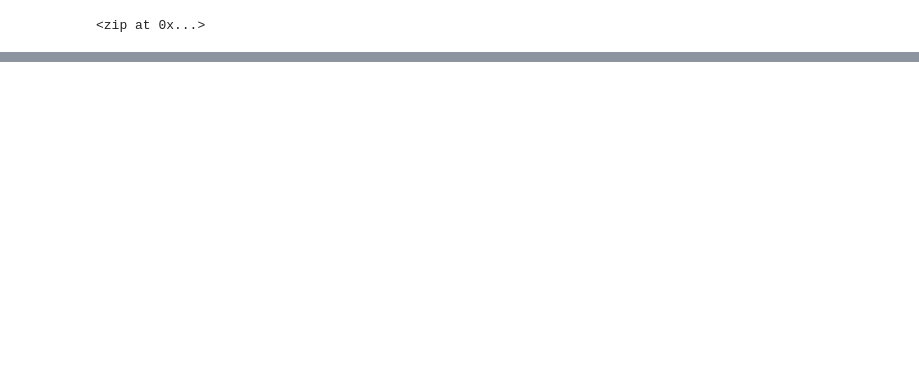
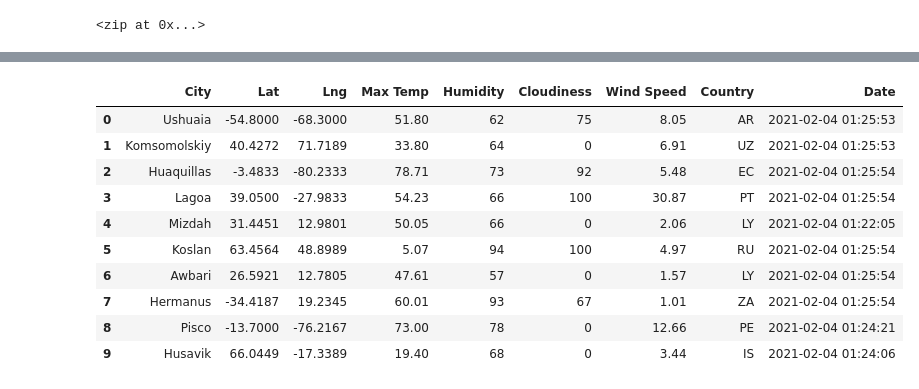
Before and after one commit to karanpreetjaggi/world_weather_analysis, a Jupyter notebook: WeatherPy.ipynb, the cells around one changed output, grey strips where cells are left out. Cells and saved outputs as stored; diff of their text form; code cells hidden in the pictures; blank space fills up the shorter version.

Commit message:
Modifying .gitignore and adding WeatherPy file

```diff
--- a/WeatherPy.ipynb
+++ b/WeatherPy.ipynb
@@ -32,0 +39,4 @@ len(cities)
+# %%
+# Starting URL for Weather Map API Call.
+url = "http://api.openweathermap.org/data/2.5/weather?units=Imperial&APPID=" + api_key
+print(url)
@@ -32,0 +134,16 @@ len(cities)
+# %%
+# Convert the array of dictionaries to a Pandas DataFrame.
+city_data_df = pd.DataFrame(city_data)
+city_data_df.head(10)
+# %% [output]
+|  | City | Lat | Lng | Max Temp | Humidity | Cloudiness | Wind Speed | Country | Date |
+| 0 | Ushuaia | -54.8000 | -68.3000 | 51.80 | 62 | 75 | 8.05 | AR | 2021-02-04 01:25:53 |
+| 1 | Komsomolskiy | 40.4272 | 71.7189 | 33.80 | 64 | 0 | 6.91 | UZ | 2021-02-04 01:25:53 |
+| 2 | Huaquillas | -3.4833 | -80.2333 | 78.71 | 73 | 92 | 5.48 | EC | 2021-02-04 01:25:54 |
+| 3 | Lagoa | 39.0500 | -27.9833 | 54.23 | 66 | 100 | 30.87 | PT | 2021-02-04 01:25:54 |
+| 4 | Mizdah | 31.4451 | 12.9801 | 50.05 | 66 | 0 | 2.06 | LY | 2021-02-04 01:22:05 |
+| 5 | Koslan | 63.4564 | 48.8989 | 5.07 | 94 | 100 | 4.97 | RU | 2021-02-04 01:25:54 |
+| 6 | Awbari | 26.5921 | 12.7805 | 47.61 | 57 | 0 | 1.57 | LY | 2021-02-04 01:25:54 |
+| 7 | Hermanus | -34.4187 | 19.2345 | 60.01 | 93 | 67 | 1.01 | ZA | 2021-02-04 01:25:54 |
+| 8 | Pisco | -13.7000 | -76.2167 | 73.00 | 78 | 0 | 12.66 | PE | 2021-02-04 01:24:21 |
+| 9 | Husavik | 66.0449 | -17.3389 | 19.40 | 68 | 0 | 3.44 | IS | 2021-02-04 01:24:06 |
```
Also changed, not shown: parts of 7 cells of this notebook.
